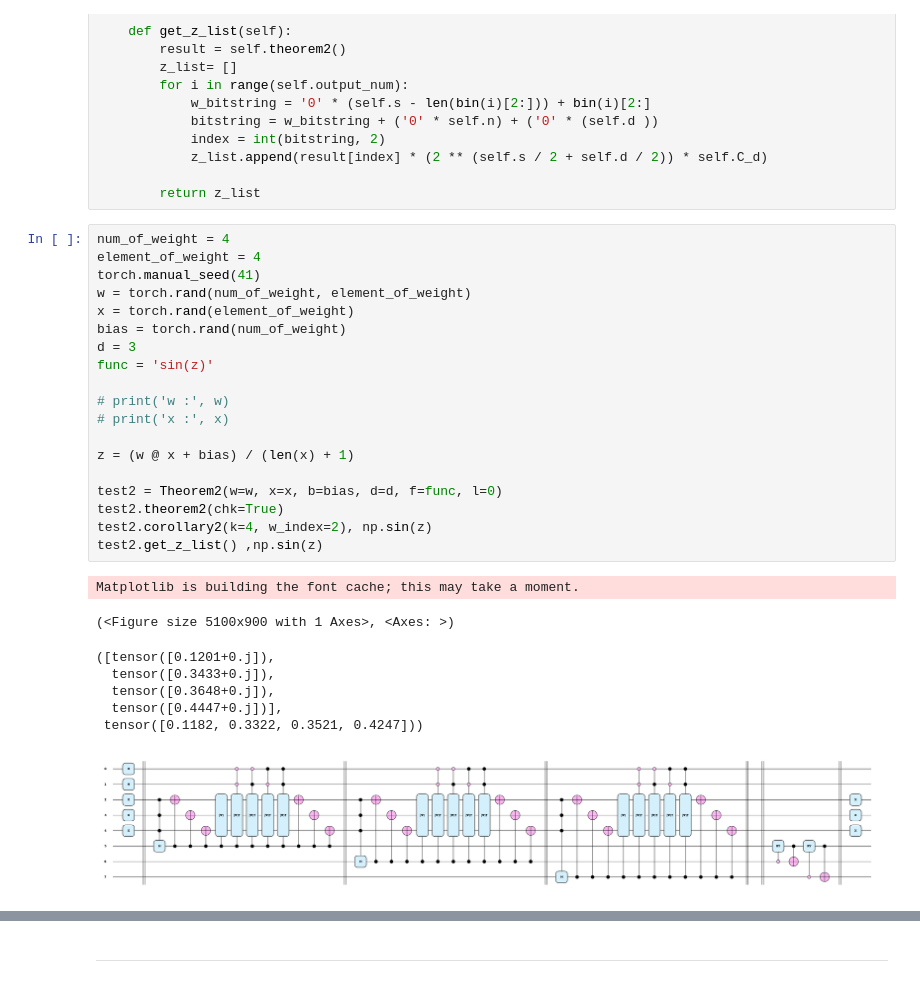
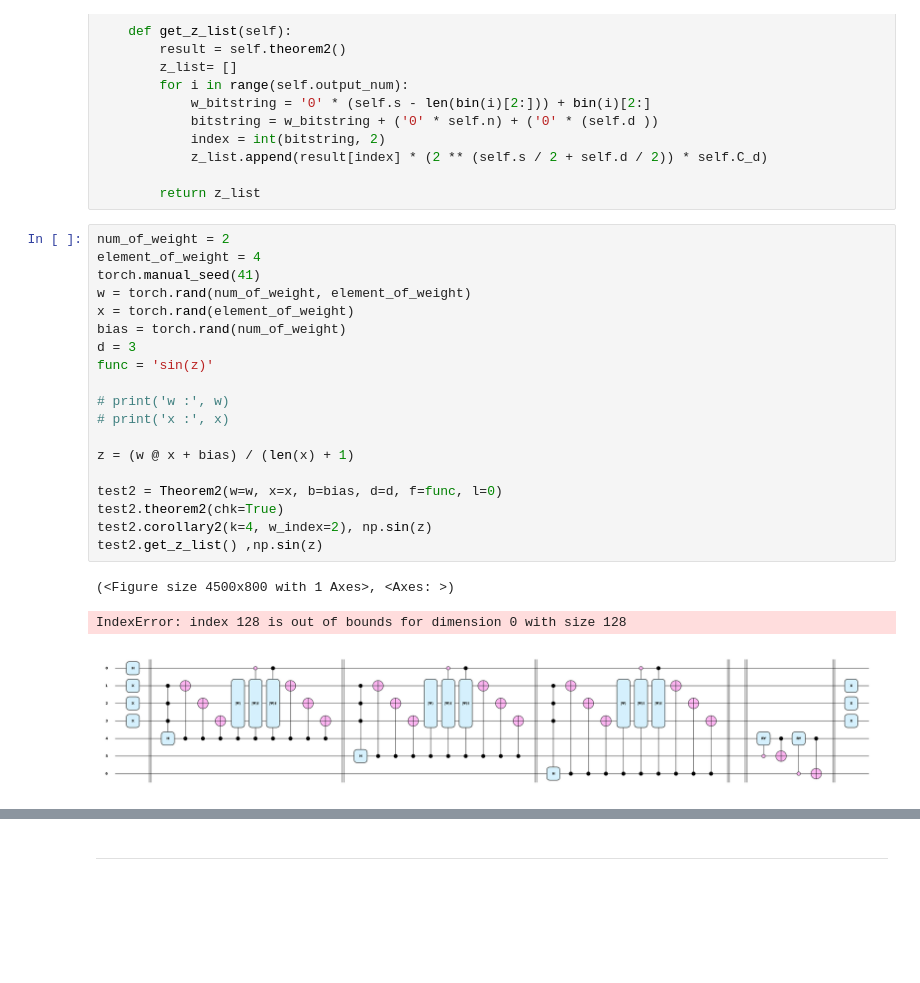
Before and after one commit to sehyunsix/NERF-vs-QRF, a Jupyter notebook: QAF/QAF.ipynb, the cells around one changed output, grey strips where cells are left out. Cells and saved outputs as stored; diff of their text form; blank space fills up the shorter version.

Commit message:
add lots image\

```diff
--- a/QAF/QAF.ipynb
+++ b/QAF/QAF.ipynb
@@ -391,30 +391,25 @@ class Theorem2(Theorem1):
 
         return z_list
 # %%
-num_of_weight = 4
+num_of_weight = 2
 element_of_weight = 4
 torch.manual_seed(41)
 w = torch.rand(num_of_weight, element_of_weight)
 x = torch.rand(element_of_weight)
 bias = torch.rand(num_of_weight)
 d = 3
 func = 'sin(z)'
 
 # print('w :', w)
 # print('x :', x)
 
 z = (w @ x + bias) / (len(x) + 1)
 
 test2 = Theorem2(w=w, x=x, b=bias, d=d, f=func, l=0)
 test2.theorem2(chk=True)
 test2.corollary2(k=4, w_index=2), np.sin(z)
 test2.get_z_list() ,np.sin(z)
 # %% [output]
-Matplotlib is building the font cache; this may take a moment.
+(<Figure size 4500x800 with 1 Axes>, <Axes: >)
-(<Figure size 5100x900 with 1 Axes>, <Axes: >)
+IndexError: index 128 is out of bounds for dimension 0 with size 128
-([tensor([0.1201+0.j]),
-  tensor([0.3433+0.j]),
-  tensor([0.3648+0.j]),
-  tensor([0.4447+0.j])],
- tensor([0.1182, 0.3322, 0.3521, 0.4247]))
-[figure, old version]
+[figure, new version]
```
Also changed, not shown: parts of 3 cells of this notebook, 38 other files.
